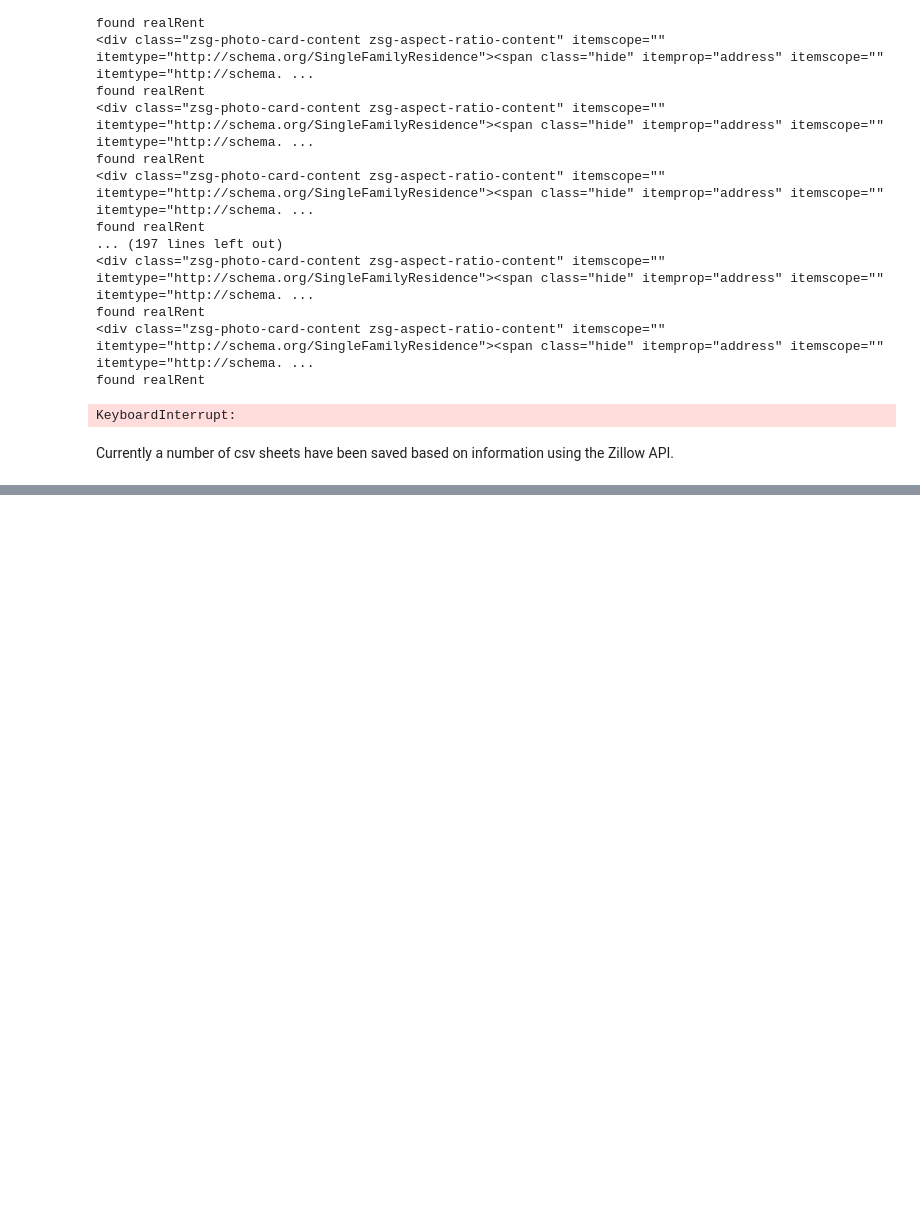
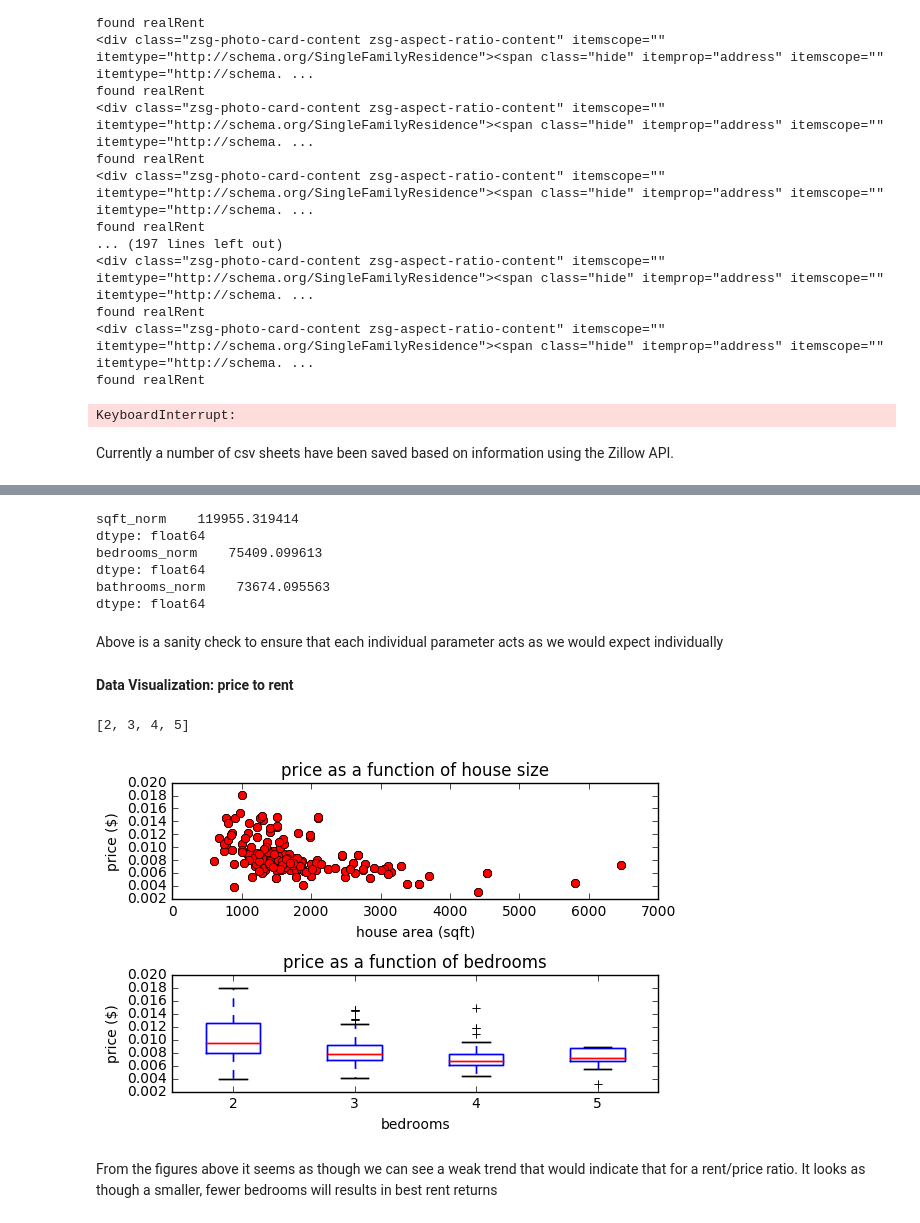
Before and after one commit to adampely/zillowHousingDataScrape, a Jupyter notebook: analysis_iPython_nb.ipynb, the cells around one changed output, grey strips where cells are left out. Saved outputs shown, nothing was run; the diff lists cells and outputs as text; code cells hidden in the pictures; blank space fills up the shorter version.

```diff
--- a/analysis_iPython_nb.ipynb
+++ b/analysis_iPython_nb.ipynb
@@ -56,0 +125,49 @@ house_data.head(3)
+# %%
+estSingle = sm.OLS(house_price, Xnorm['sqft_norm']).fit()
+print(estSingle.params)
+estSingle = sm.OLS(house_price, Xnorm['bedrooms_norm']).fit()
+print(estSingle.params)
+estSingle = sm.OLS(house_price, Xnorm['bathrooms_norm']).fit()
+print(estSingle.params)
+# %% [output]
+sqft_norm    119955.319414
+dtype: float64
+bedrooms_norm    75409.099613
+dtype: float64
+bathrooms_norm    73674.095563
+dtype: float64
+# %% [markdown]
+Above is a sanity check to ensure that each individual parameter acts as we would expect individually
+# %% [markdown]
+<b>Data Visualization: price to rent</b>
+# %%
+sortedByBedrooms = [];
+numBedrooms = [];
+for i in sorted(house_data.bedrooms.unique()):
+    numBedrooms.append(i)
+    valList = numpy.array(list(house_price_rent_ratio[list(house_data.bedrooms == i)]))
+    valList = valList[~numpy.isnan(valList)]
+    sortedByBedrooms.append(valList)
+# %%
+numBedrooms
+# %% [output]
+[2, 3, 4, 5]
+# %%
+plt.subplot(2,1,1)
+plt.plot(X['sqft'], house_price_rent_ratio, 'ro')
+plt.xlabel('house area (sqft)')
+plt.ylabel('price ($)')
+plt.title('price as a function of house size')
+plt.subplot(2,1,2)
+plt.boxplot(sortedByBedrooms)
+plt.xticks(range(1,5), numBedrooms)
+plt.xlabel('bedrooms')
+plt.ylabel('price ($)')
+plt.title('price as a function of bedrooms')
+
+plt.tight_layout()
+plt.show()
+# %% [output]
+[figure, added]
+# %% [markdown]
+From the figures above it seems as though we can see a weak trend that would indicate that for a rent/price ratio. It looks as though a smaller, fewer bedrooms will results in best rent returns
```
Also changed, not shown: parts of 15 cells of this notebook, 1 other file.
